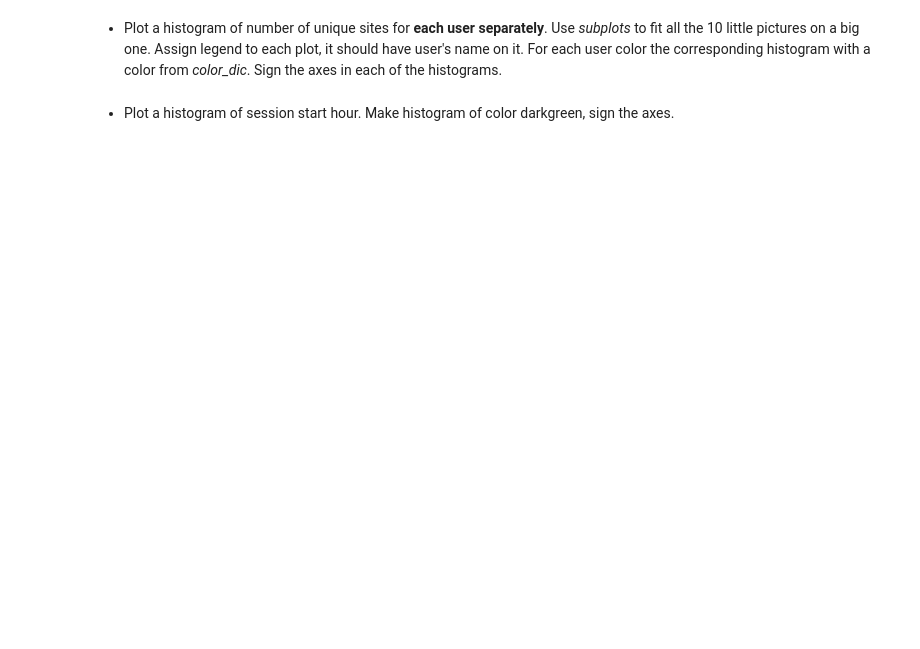
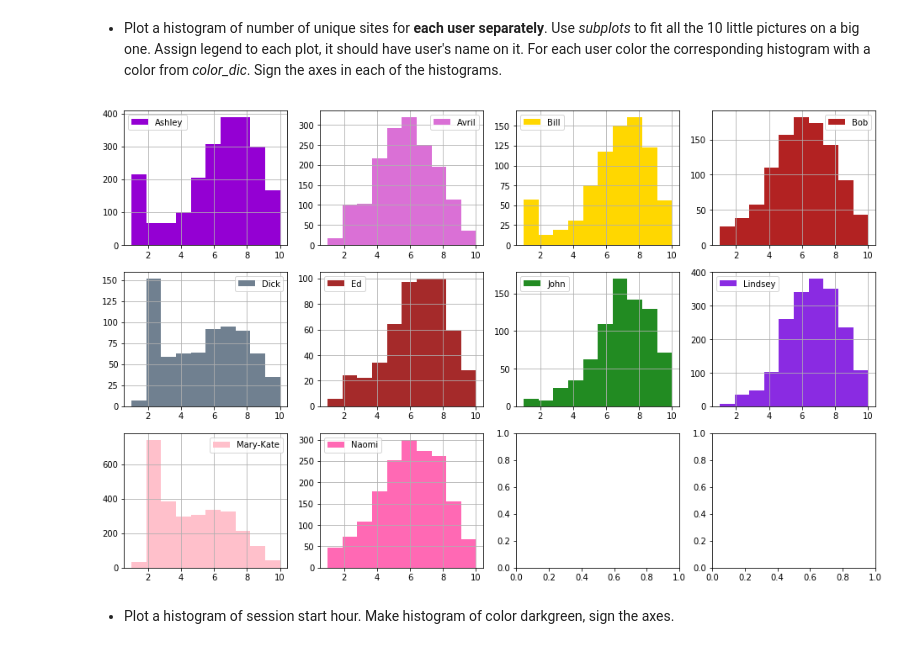
Before and after one commit to bllguo/mlcourse.ai, a Jupyter notebook: jupyter_english/project_alice/week3_visual_analysis_and_fe.ipynb, the cells around one changed output. Saved outputs shown, nothing was run; the diff lists cells and outputs as text; code cells hidden in the pictures; blank space fills up the shorter version.

```diff
--- a/jupyter_english/project_alice/week3_visual_analysis_and_fe.ipynb
+++ b/jupyter_english/project_alice/week3_visual_analysis_and_fe.ipynb
@@ -224,10 +267,12 @@ train_data_10users['#unique_sites']
 # %%
 fig, axes = plt.subplots(nrows=3, ncols=4, figsize=(16, 10))
 
 #just a suggestion
-for idx, (user, sub_df) in  enumerate(pd.groupby(train_data_10users, 'user_id')):
-    pass
-    # you code here
+for idx, (user, sub_df) in  enumerate(pd.groupby(train_data_10users, 'target')):
+    sub_df['#unique_sites'].hist(color=color_dic[user], ax=axes.reshape(-1)[idx])
+    axes.reshape(-1)[idx].legend([user])
+# %% [output]
+[figure, added]
 # %% [markdown]
 - Plot a histogram of session start hour. Make histogram of color darkgreen, sign the axes.
 # %%
```
Also changed, not shown: parts of 34 cells of this notebook.
